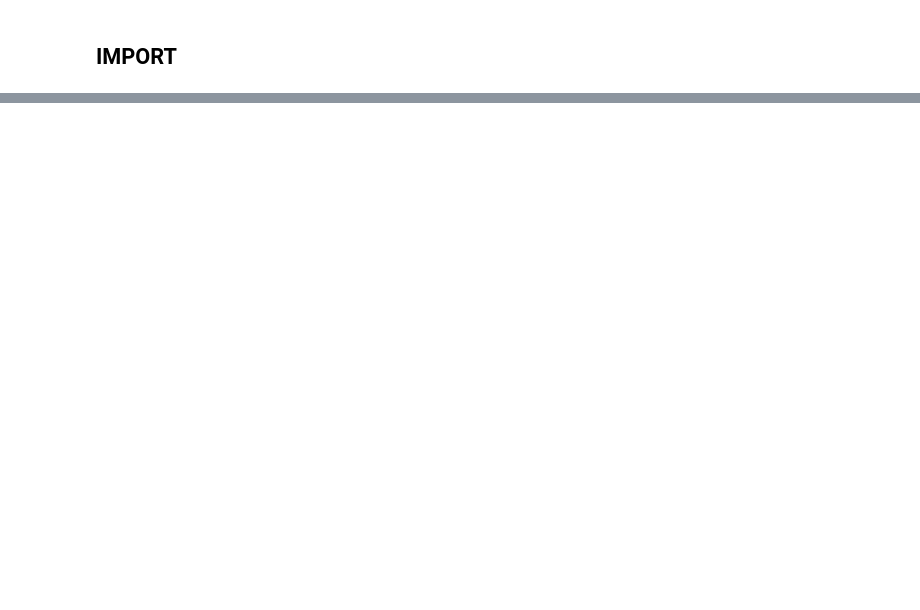
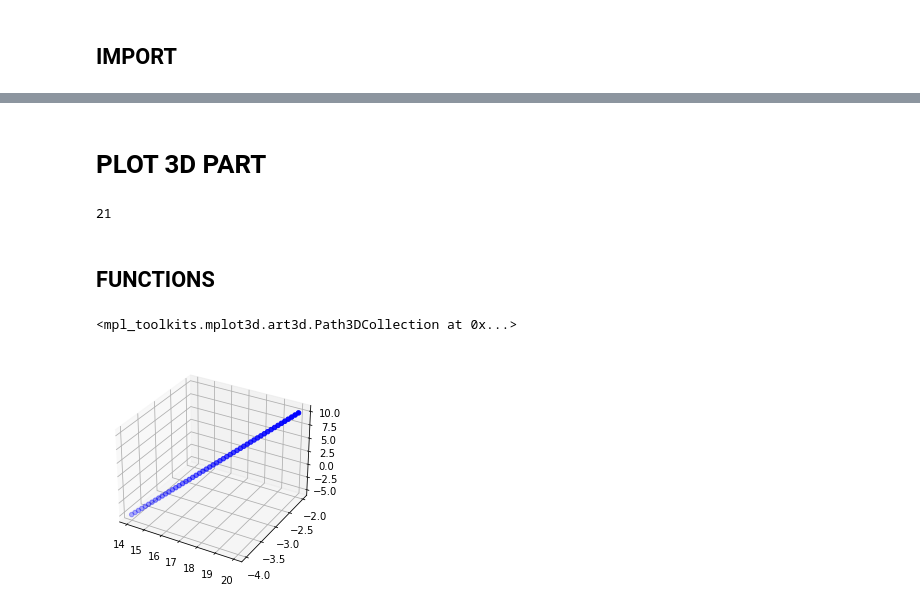
Before and after one commit to Santa-fr/Taichi, a Jupyter notebook: cleaning_process.ipynb, the cells around one changed output, grey strips where cells are left out. Saved outputs shown, nothing was run; the diff lists cells and outputs as text; code cells hidden in the pictures; blank space fills up the shorter version.

Commit message:
Adding the  gravity center features in the initialisation and start of 3D plotting/ test on stream plotting

```diff
--- a/cleaning_process.ipynb
+++ b/cleaning_process.ipynb
@@ -24,0 +43,25 @@ KeyError: 'Name'
+# %%
+df_0 = pd.read_csv(".\data\Fosco chen31 mouv1.csv")
+df = df_0 [df_0.Frame <= 10]
+print(df.iloc[:, 13:16])
+
+
+# indexes for xyz are 7i -1/0/+1
+# there are 21 body parts
+x = []
+y = []
+z = []
+
+for t in range(len(df)):
+    x_0 = []
+    y_0 = []
+    z_0 = []
+
+    for i in range(1,22):
+        x_0.append(df.iloc[t, 7*i-1])
+        y_0.append(df.iloc[t, 7*i])
+        z_0.append(df.iloc[t, 7*i+1])
+
+    x.append(x_0)
+    y.append(y_0)
+    z.append(z_0)
@@ -24,0 +81,2 @@ KeyError: 'Name'
+# %% [markdown]
+# PLOT 3D PART
@@ -24,0 +89,29 @@ KeyError: 'Name'
+# %%
+body_part = ["hips", "ab","chest","neck","head","Lshoulder","LUarm","LFarm","Lhand","Rshoulder","RUarm","RFarm","Rhand", "Lthigh", "Lshin", "Lfoot", "Rthigh", "Rshin", "Rfoot","Ltoe","Rtoe" ]
+print(len(body_part))
+# %% [output]
+21
+# %% [markdown]
+## FUNCTIONS
+# %%
+def line_between(A, B):
+    '''
+    Take 2 vectors in entry and return the coordinates of 30 points linearly spaced of the segment between them
+    '''
+    L = []
+    lambdas = np.linspace(0,1,30)
+
+    for l in lambdas:
+        new_A = [a * l for a in A]
+        new_B = [b * (1-l) for b in B]
+        L.append([new_A[i] + new_B[i] for i in [0,1,2]])
+
+    return [l[0] for l in L], [l[1] for l in L], [l[2] for l in L]
+# %%
+fig = plt.figure()
+ax = plt.axes(projection='3d')
+x,y,z = line_between([14,-4,-5], [20,-2,10])
+ax.scatter3D(x,y,z, c='blue')
+# %% [output]
+<mpl_toolkits.mplot3d.art3d.Path3DCollection at 0x...>
+[figure, added]
```
Also changed, not shown: parts of 12 cells of this notebook, 10 other files.
